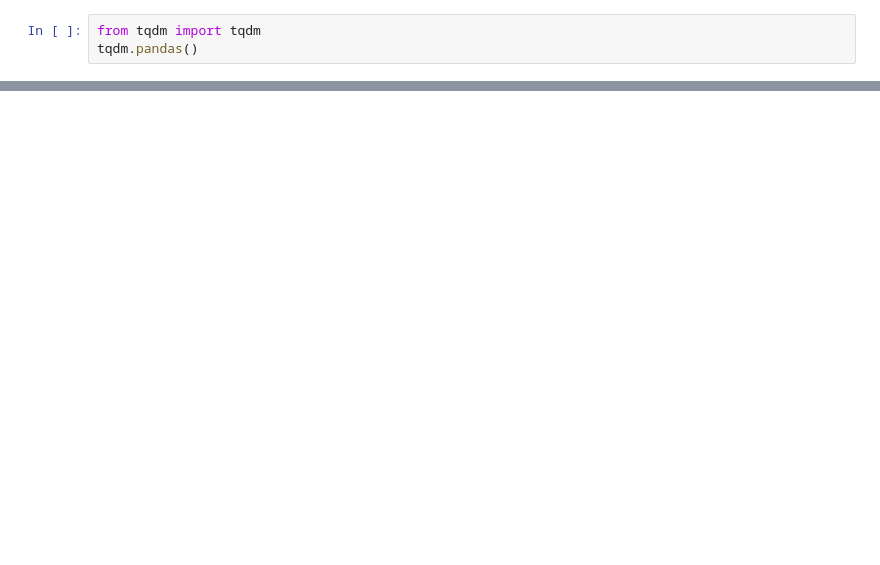
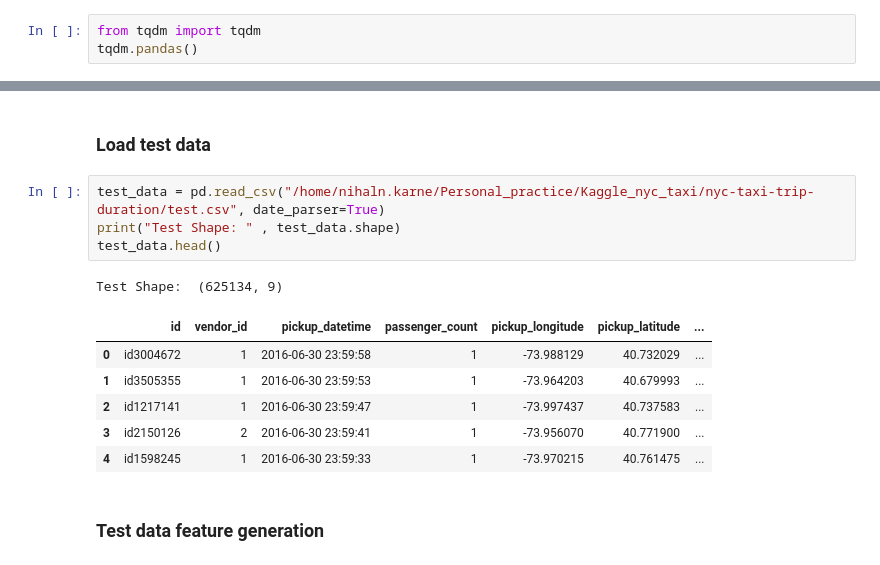
Before and after one commit to jayjagtap/New-York-Taxi-Trip-Duration, a Jupyter notebook: Taxi Trip Duration.ipynb, the cells around one changed output, grey strips where cells are left out. Saved outputs shown, nothing was run; the diff lists cells and outputs as text; blank space fills up the shorter version.

```diff
--- a/Taxi Trip Duration.ipynb
+++ b/Taxi Trip Duration.ipynb
@@ -285,0 +295,16 @@ print("{} seconds".format(time.time() - start_time))
+# %% [markdown]
+### Load test data
+# %%
+test_data = pd.read_csv("/home/nihaln.karne/Personal_practice/Kaggle_nyc_taxi/nyc-taxi-trip-duration/test.csv", date_parser=True)
+print("Test Shape: " , test_data.shape)
+test_data.head()
+# %% [output]
+Test Shape:  (625134, 9)
+|  | id | vendor_id | pickup_datetime | passenger_count | pickup_longitude | pickup_latitude | ... |
+| 0 | id3004672 | 1 | 2016-06-30 23:59:58 | 1 | -73.988129 | 40.732029 | ... |
+| 1 | id3505355 | 1 | 2016-06-30 23:59:53 | 1 | -73.964203 | 40.679993 | ... |
+| 2 | id1217141 | 1 | 2016-06-30 23:59:47 | 1 | -73.997437 | 40.737583 | ... |
+| 3 | id2150126 | 2 | 2016-06-30 23:59:41 | 1 | -73.956070 | 40.771900 | ... |
+| 4 | id1598245 | 1 | 2016-06-30 23:59:33 | 1 | -73.970215 | 40.761475 | ... |
+# %% [markdown]
+### Test data feature generation
```
Also changed, not shown: parts of 70 cells of this notebook, 1 other file.
